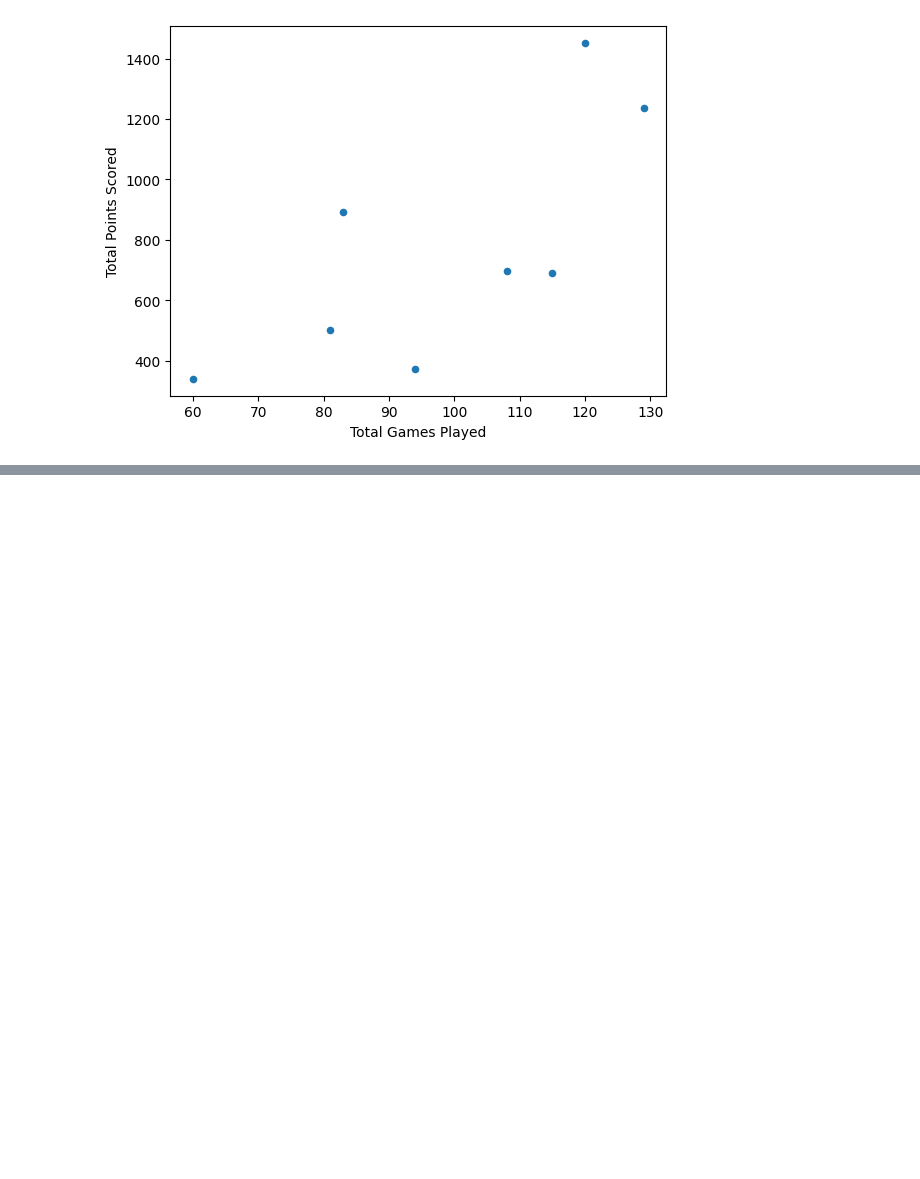
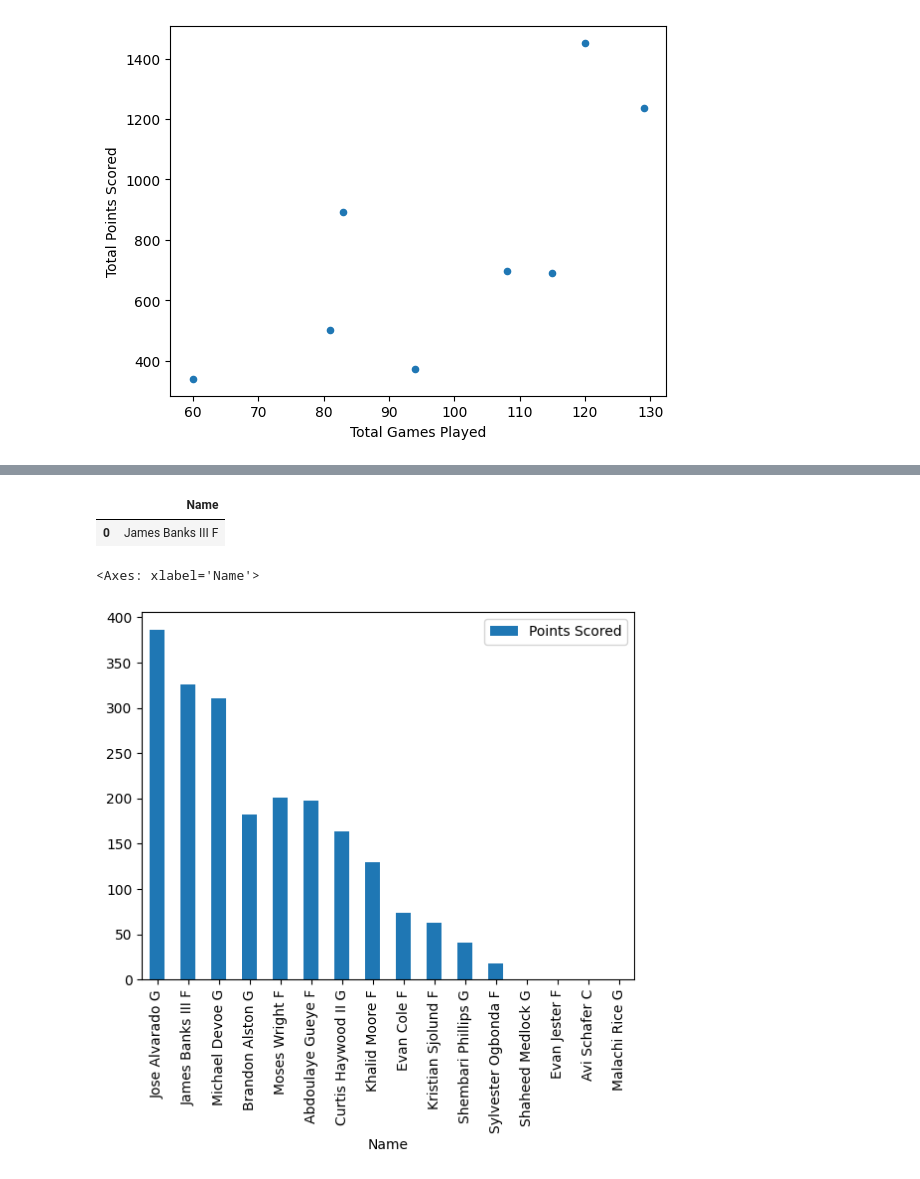
Before and after one commit to dbaglodi/gt-player-development, a Jupyter notebook: player-development.ipynb, the cells around one changed output, grey strips where cells are left out. Drawn from its saved outputs; the diff is of its cells as text; code cells hidden in the pictures; blank space fills up the shorter version.

```diff
--- a/player-development.ipynb
+++ b/player-development.ipynb
@@ -93,0 +108,4 @@ gt_stats_df.plot(kind='bar', x='Name', y='Points Scored')
+# %%
+url18 = 'https://www.espn.com/mens-college-basketball/team/stats/_/id/59/season/2019'
+gt_stats18 = pd.read_html(url18)
+gt_stats18
@@ -93,0 +130,8 @@ gt_stats_df.plot(kind='bar', x='Name', y='Points Scored')
+# %%
+gt_stats_data18 = {
+    'Name': gt_stats18[0]['Name'][:-1],
+    'Games Played': gt_stats18[1]['GP'][:-1],
+    'Points Scored': gt_stats18[3]['PTS'][:-1]
+}
+gt_stats_df18 = pd.DataFrame(gt_stats_data18)
+gt_stats_df18
@@ -93,0 +156,13 @@ gt_stats_df.plot(kind='bar', x='Name', y='Points Scored')
+# %%
+transfers18 = pd.DataFrame({
+    'Name': np.intersect1d(gt_stats_df18['Name'], transfer_data.names)
+})
+transfers18
+# %% [output]
+|  | Name |
+| 0 | James Banks III F |
+# %%
+gt_stats_df18.plot(kind='bar', x='Name', y='Points Scored')
+# %% [output]
+<Axes: xlabel='Name'>
+[figure, added]
```
Also changed, not shown: parts of 31 cells of this notebook, 1 other file.
